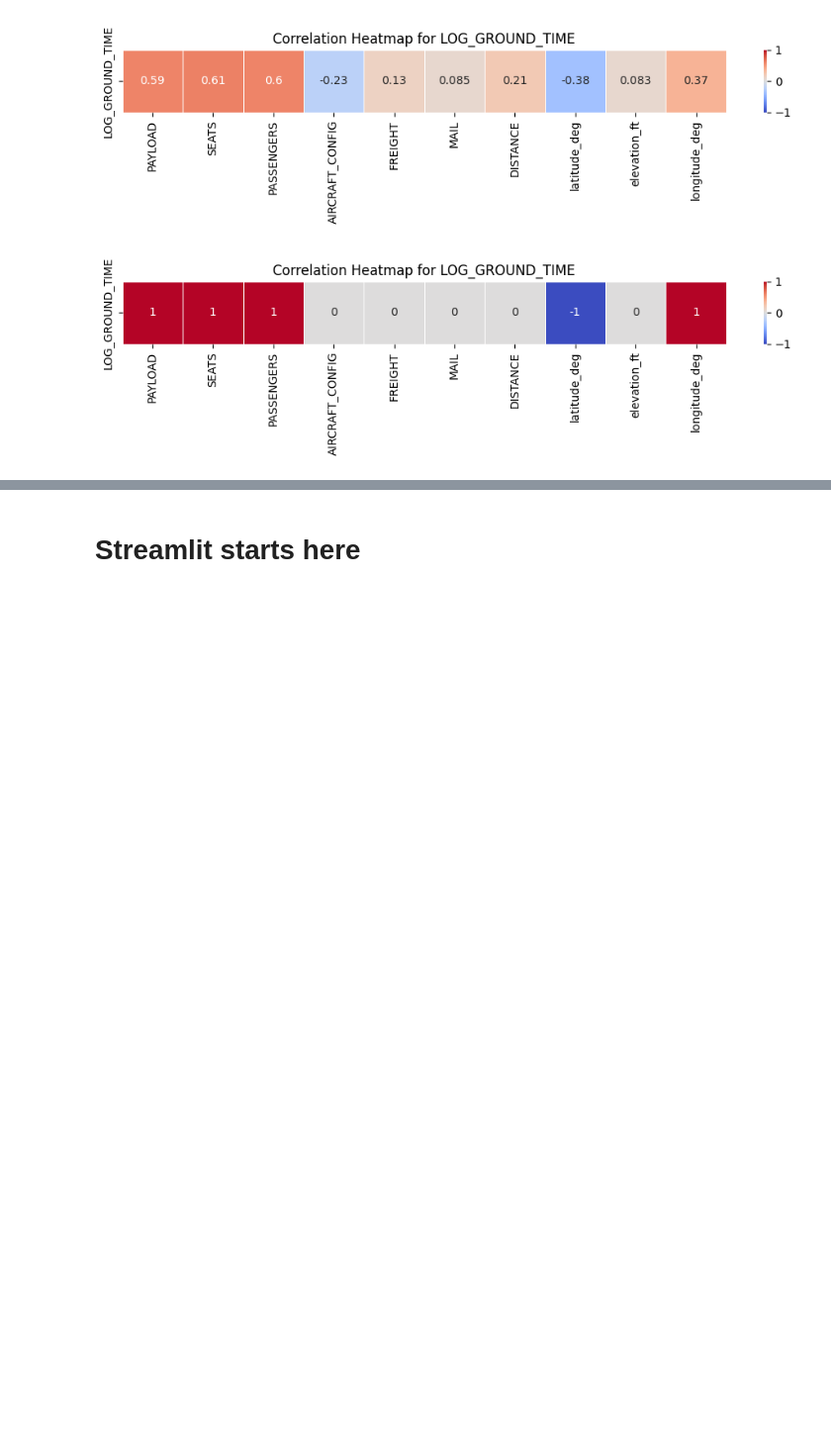
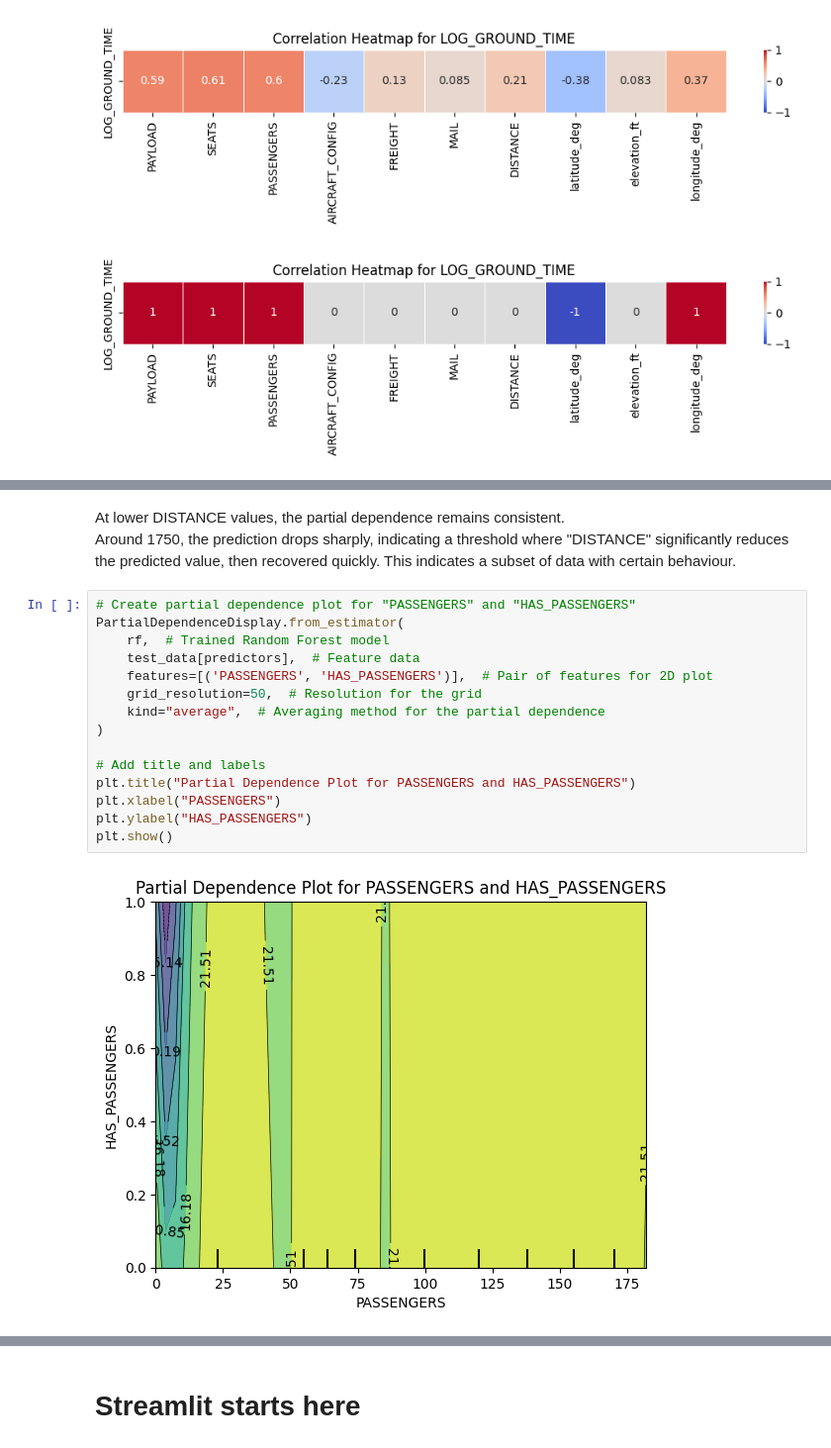
Before and after one commit to pietonov/AirGroundTime, a Jupyter notebook: Project.ipynb, the cells around one changed output, grey strips where cells are left out. Shown at 99% size. Cells and saved outputs as stored; diff of their text form; blank space fills up the shorter version.

```diff
--- a/Project.ipynb
+++ b/Project.ipynb
@@ -369,0 +1788,20 @@ plt.show()
+# %% [markdown]
+At lower DISTANCE values, the partial dependence remains consistent.
+Around 1750, the prediction drops sharply, indicating a threshold where "DISTANCE" significantly reduces the predicted value, then recovered quickly. This indicates a subset of data with certain behaviour.
+# %%
+# Create partial dependence plot for "PASSENGERS" and "HAS_PASSENGERS"
+PartialDependenceDisplay.from_estimator(
+    rf,  # Trained Random Forest model
+    test_data[predictors],  # Feature data
+    features=[('PASSENGERS', 'HAS_PASSENGERS')],  # Pair of features for 2D plot
+    grid_resolution=50,  # Resolution for the grid
+    kind="average",  # Averaging method for the partial dependence
+)
+
+# Add title and labels
+plt.title("Partial Dependence Plot for PASSENGERS and HAS_PASSENGERS")
+plt.xlabel("PASSENGERS")
+plt.ylabel("HAS_PASSENGERS")
+plt.show()
+# %% [output]
+[figure, added]
```
Also changed, not shown: parts of 138 cells of this notebook, 1 other file.
